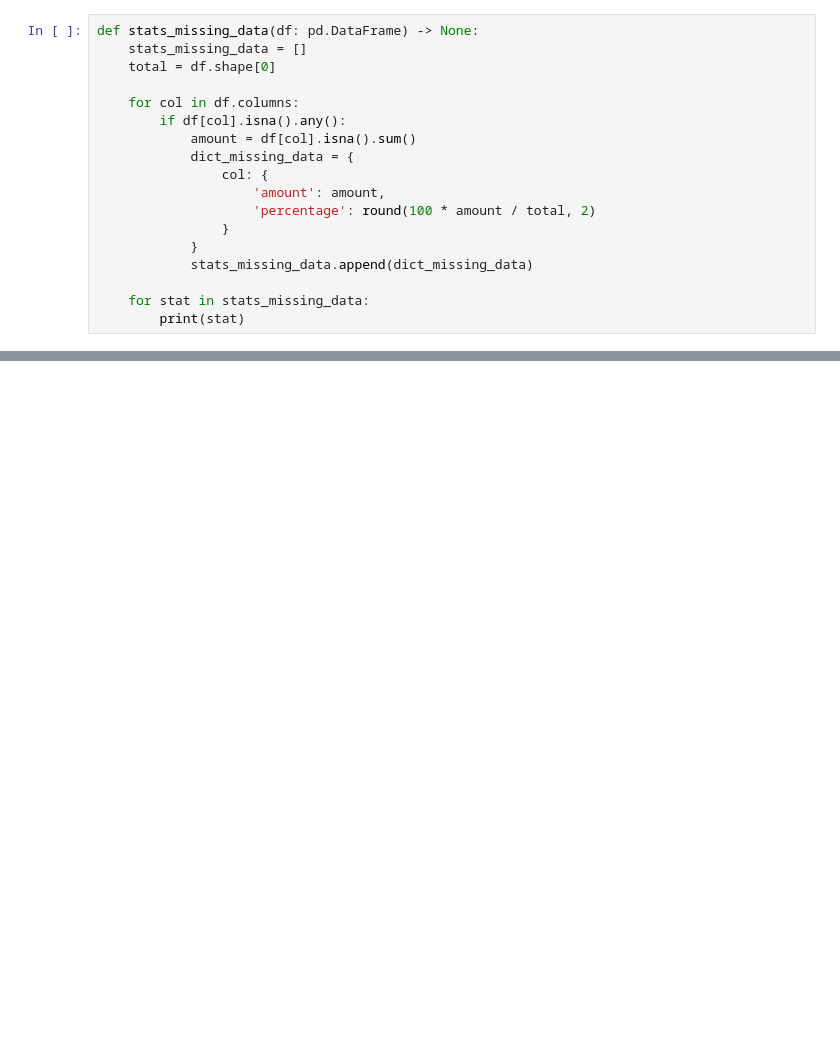
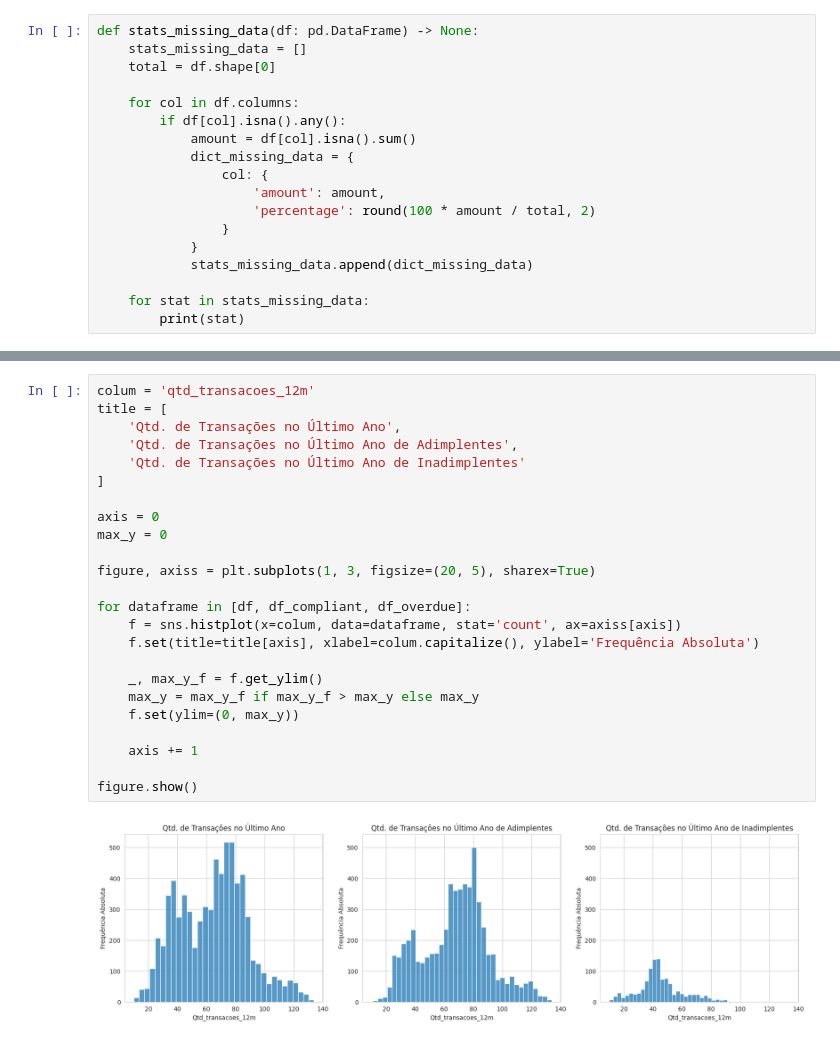
Before and after one commit to LcsCala/DataScienceBankProject, a Jupyter notebook: projeto-contas-bancarias.ipynb, the cells around one changed output, grey strips where cells are left out. Drawn from its saved outputs; the diff is of its cells as text; blank space fills up the shorter version.

```diff
--- a/projeto-contas-bancarias.ipynb
+++ b/projeto-contas-bancarias.ipynb
@@ -68,0 +333,26 @@ stats_missing_data(df=df[df['default'] ==  1])
+# %%
+colum = 'qtd_transacoes_12m'
+title = [
+    'Qtd. de Transações no Último Ano',
+    'Qtd. de Transações no Último Ano de Adimplentes',
+    'Qtd. de Transações no Último Ano de Inadimplentes'
+]
+
+axis = 0
+max_y = 0
+
+figure, axiss = plt.subplots(1, 3, figsize=(20, 5), sharex=True)
+
+for dataframe in [df, df_compliant, df_overdue]:
+    f = sns.histplot(x=colum, data=dataframe, stat='count', ax=axiss[axis])
+    f.set(title=title[axis], xlabel=colum.capitalize(), ylabel='Frequência Absoluta')
+
+    _, max_y_f = f.get_ylim()
+    max_y = max_y_f if max_y_f > max_y else max_y
+    f.set(ylim=(0, max_y))
+
+    axis += 1
+
+figure.show()
+# %% [output]
+[figure, added]
```
Also changed, not shown: parts of 30 cells of this notebook.
